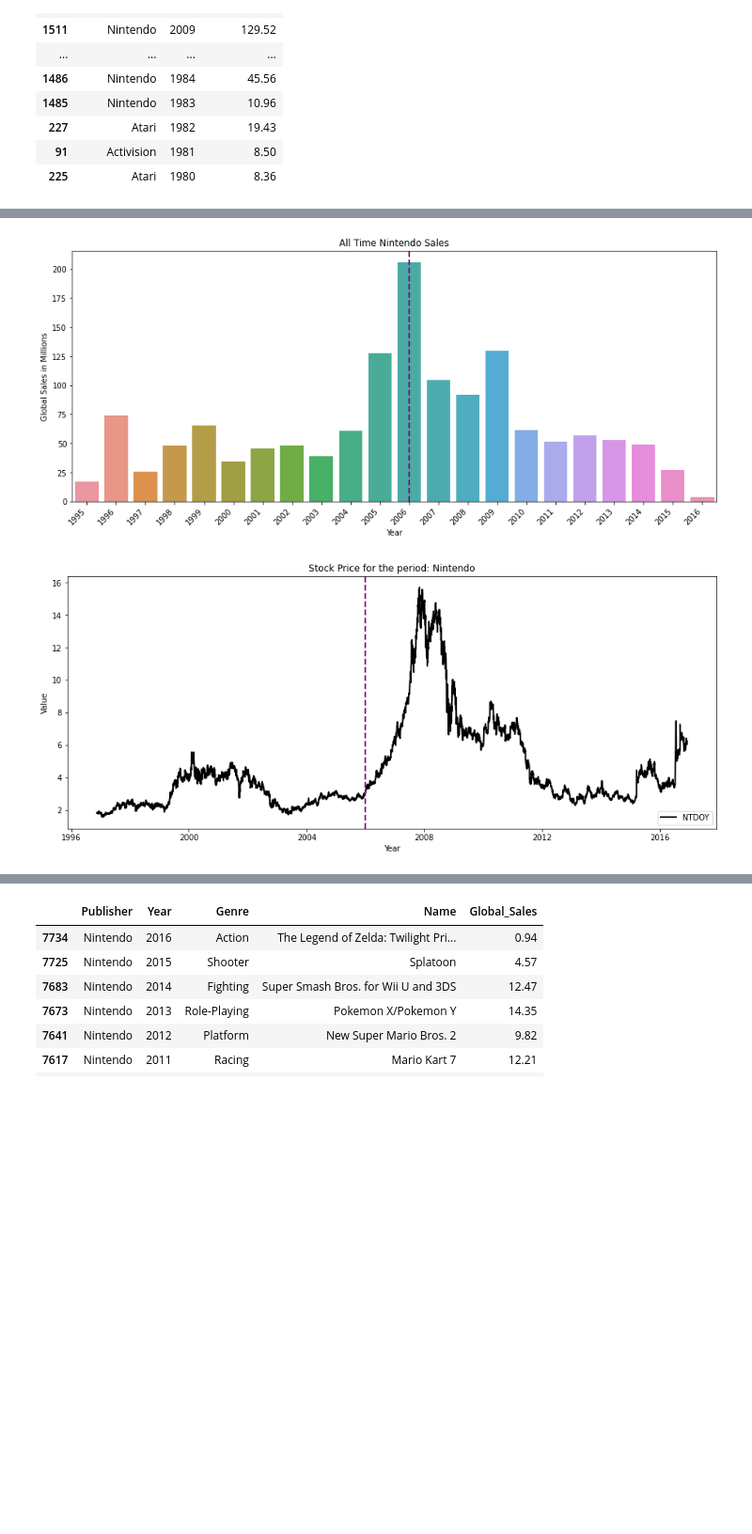
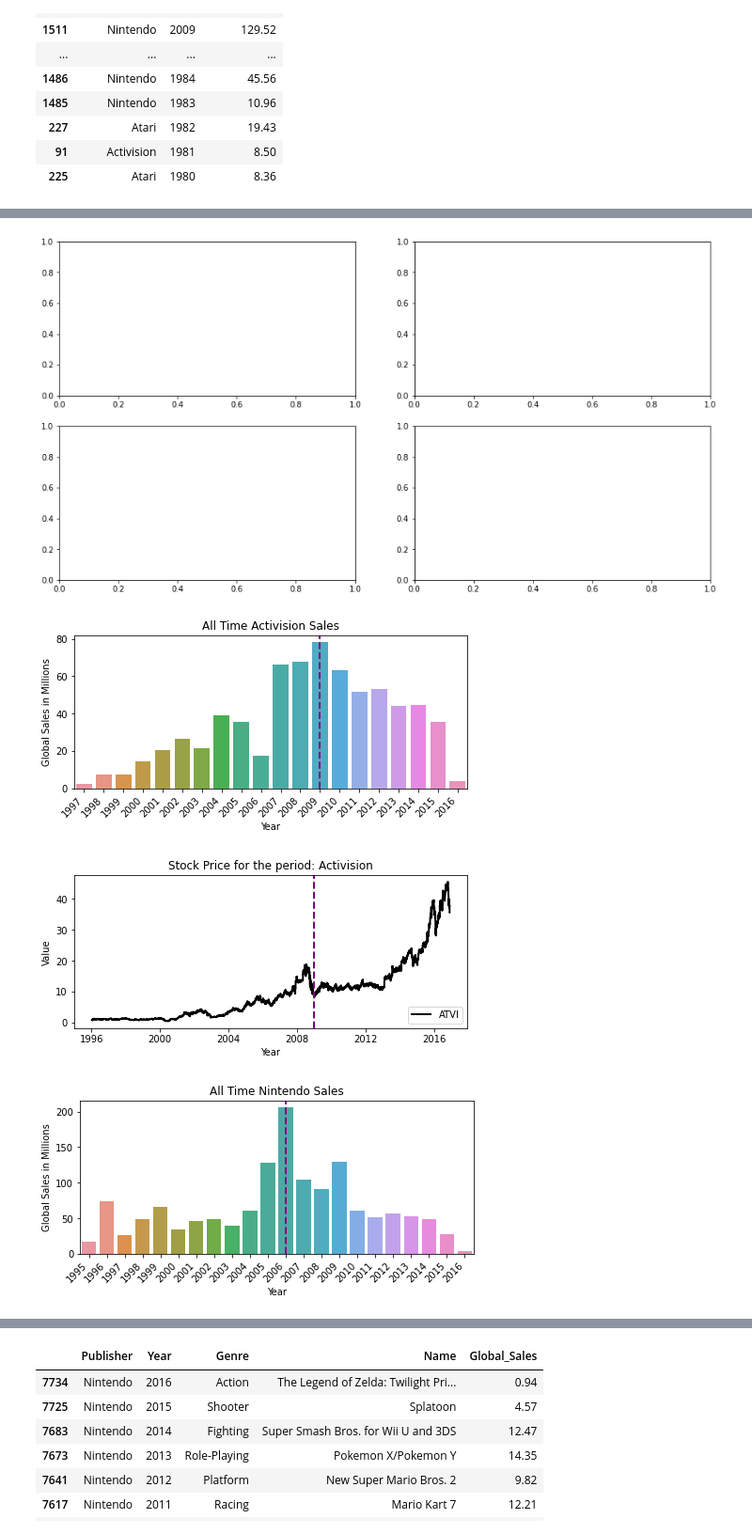
Before and after one commit to lgbongiolo/Video-Game-Sales, a Jupyter notebook: Video Games Sales .ipynb, the cells around one changed output, grey strips where cells are left out. Shown at 94% size. Saved outputs shown, nothing was run; the diff lists cells and outputs as text; code cells hidden in the pictures; blank space fills up the shorter version.

```diff
--- a/Video Games Sales .ipynb
+++ b/Video Games Sales .ipynb
@@ -478,43 +478,91 @@ from pandas.plotting import register_matplotlib_converters        #This will fix
 register_matplotlib_converters()
 
 
 #Plotting Publisher All Time Sales
+publisher = "Activision"
 
+nintendo_year = df.groupby(["Publisher","Year"]).agg({'Global_Sales':'sum'}).reset_index()
+
+nintendo_year = nintendo_year.loc[nintendo_year["Publisher"] == publisher]
+
+nintendo_year
+
+
+#Adding the Stock Chart
+import pandas_datareader as pdr
+
+ticker = "ATVI"
+start = "1996-01-12"
+end = "2016-12-01"
+stock = pdr.get_data_yahoo(ticker, start, end)
+stock.drop(["Volume", "Adj Close"], axis=1, inplace=True)
+
+
+fig, (ax1, ax2) = plt.subplots(2, 2, figsize = (15, 8))
+
+#Plotting
+ax1=plt.figure(figsize=(7.5,3))
+sns.barplot(x="Year",y="Global_Sales", data=nintendo_year[12:], ci=None)
+plt.ylabel("Global Sales in Millions")
+plt.xticks(rotation=45, horizontalalignment='right')
+plt.title("All Time " + publisher + " Sales")
+plt.axvline( x = 12, color='purple', linestyle = "--", lw = 2)
+
+
+ax2=plt.figure(figsize=(7.5,3))
+plt.plot(stock["Close"],label = ticker, linewidth = 2, color = "black")
+plt.title("Stock Price for the period: "+ publisher)
+plt.xlabel("Year")
+plt.ylabel("Value")
+plt.axvline( x = "2009-01-01", color='purple', linestyle = "--", lw = 2)
+
+plt.legend(loc = "lower right")
+setup = dict(size = 14, color = "black")
+plt.show()
+
+
+
+#Plotting Publisher All Time Sales
 publisher = "Nintendo"
 
 nintendo_year = df.groupby(["Publisher","Year"]).agg({'Global_Sales':'sum'}).reset_index()
 
 nintendo_year = nintendo_year.loc[nintendo_year["Publisher"] == publisher]
 
 nintendo_year
 
+#Adding the Stock Chart
+import pandas_datareader as pdr
 
-dx=plt.figure(figsize=(15,6))
+ticker2 = "NTDOY"
+start2 = "1996-01-12"
+end2 = "2016-12-01"
+stock2 = pdr.get_data_yahoo(ticker2, start2, end2)
+stock2.drop(["Volume", "Adj Close"], axis=1, inplace=True)
+
+
+#Plotting
+ax3=plt.figure(figsize=(7.5,3))
 sns.barplot(x="Year",y="Global_Sales", data=nintendo_year[12:], ci=None)
 plt.ylabel("Global Sales in Millions")
 plt.xticks(rotation=45, horizontalalignment='right')
 plt.title("All Time " + publisher + " Sales")
 plt.axvline( x = 11, color='purple', linestyle = "--", lw = 2)
 
-#Adding the Stock Chart
-import pandas_datareader as pdr
 
-ticker = "NTDOY"
-start = "1996-01-12"
-end = "2016-12-01"
-stock = pdr.get_data_yahoo(ticker, start, end)
-stock.drop(["Volume", "Adj Close"], axis=1, inplace=True)
 
-plt.figure(figsize=(15,6))
-plt.plot(stock["Close"], label = ticker, linewidth = 2, color = "black")
+ax4=plt.figure(figsize=(7.5,3))
+plt.plot(stock2["Close"], label = ticker2, linewidth = 2, color = "black")
 plt.title("Stock Price for the period: "+ publisher)
 plt.xlabel("Year")
 plt.ylabel("Value")
 plt.axvline( x = "2006-01-01", color='purple', linestyle = "--", lw = 2)
 
 plt.legend(loc = "lower right")
-setup = dict(size = 14, color = "black")
+setup2 = dict(size = 14, color = "black")
 plt.show()
 # %% [output]
-[figure, old version]
+[figure, new version]
-[figure, old version]
+[figure, new version]
+[figure, added]
+[figure, added]
```
Also changed, not shown: parts of 33 cells of this notebook.
